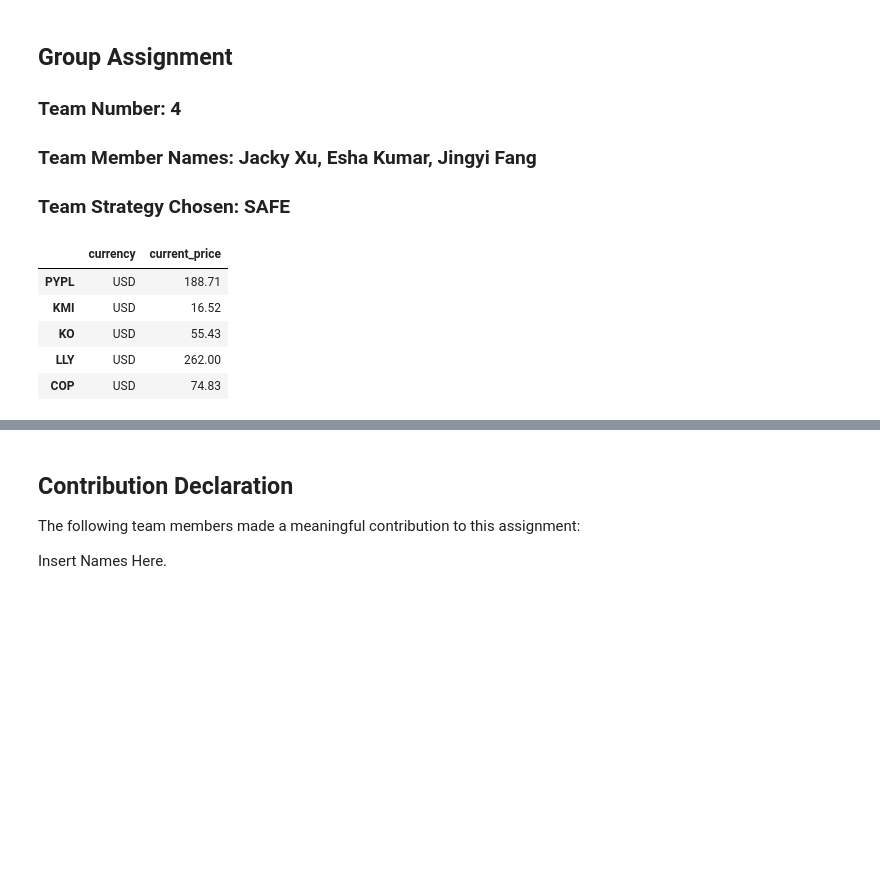
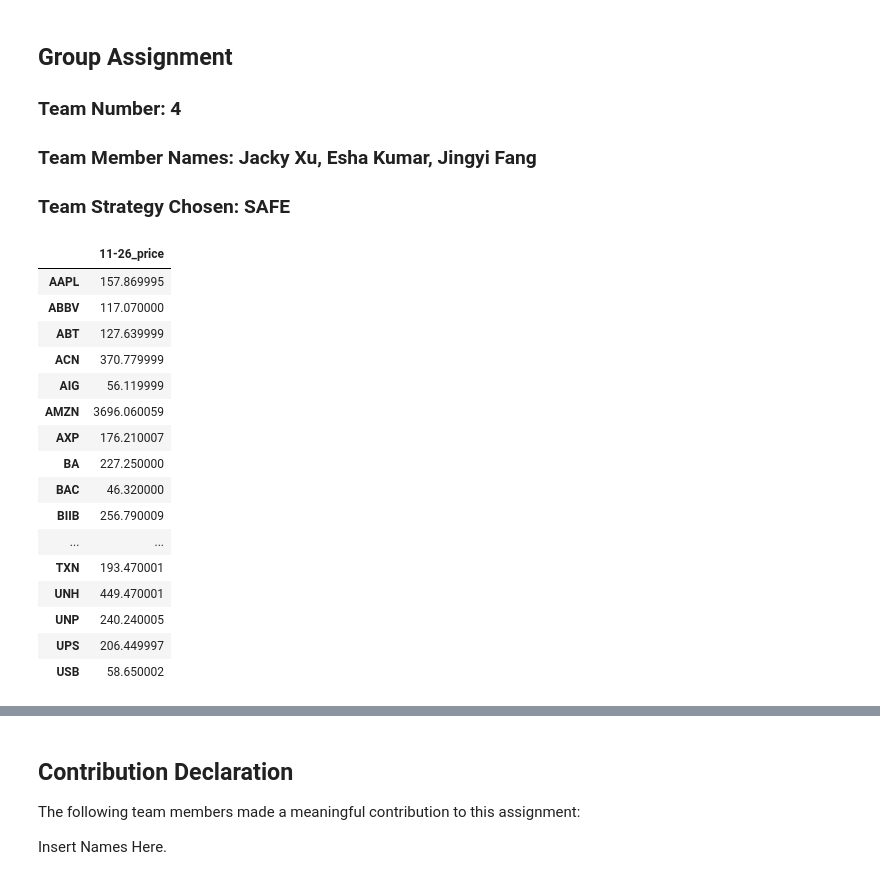
Before and after one commit to JackyXuuu/Portfolio-Maker---Safe-, a Jupyter notebook: Team_4_Assignment.ipynb, the cells around one changed output, grey strips where cells are left out. Saved outputs shown, nothing was run; the diff lists cells and outputs as text; code cells hidden in the pictures; blank space fills up the shorter version.

```diff
--- a/Team_4_Assignment.ipynb
+++ b/Team_4_Assignment.ipynb
@@ -148,17 +249,3 @@ end_date = "2021-10-22"
 
 # call the tickers
 called_tickers = call_tickers(ticker_lst)
-# %%
-# open an empty dataframe and a list to store the ticker info and the tickers
-ticker_info = pd.DataFrame(columns = ['currency','current_price'])
-tickers = []
-# iterate through the called tickers
-for i in range(len(called_tickers)):
-    # use threading to speed up the get_ticker_info function
-    x = threading.Thread(target = get_ticker_info,args = (called_tickers[i],ticker_info,tickers))
-    # start the thread
-    x.start()
-
-
-## Need to wait at least 1 minute for the threads to run, otherwise the ticker_info will be empty or missing stocks
-## Same for the block below
@@ -171 +273,21 @@ for i in range(len(tickers_copy)):
+# %%
+ticker_info
+# %% [output]
+|  | 11-26_price |
+| AAPL | 157.869995 |
+| ABBV | 117.070000 |
+| ABT | 127.639999 |
+| ACN | 370.779999 |
+| AIG | 56.119999 |
+| AMZN | 3696.060059 |
+| AXP | 176.210007 |
+| BA | 227.250000 |
+| BAC | 46.320000 |
+| BIIB | 256.790009 |
+| ... | ... |
+| TXN | 193.470001 |
+| UNH | 449.470001 |
+| UNP | 240.240005 |
+| UPS | 206.449997 |
+| USB | 58.650002 |
 # %%
@@ -183,15 +305,6 @@ std = get_std(prices)
 
 # rank them in ascending order
 std = get_rank(std,'std','min')
-# %%
-good_ticker_info.head()
-# %% [output]
-|  | currency | current_price |
-| PYPL | USD | 188.71 |
-| KMI | USD | 16.52 |
-| KO | USD | 55.43 |
-| LLY | USD | 262.00 |
-| COP | USD | 74.83 |
 # %%
 # calculate the std according to the closing prices
 std = get_std(prices)
```
Also changed, not shown: parts of 22 cells of this notebook.
